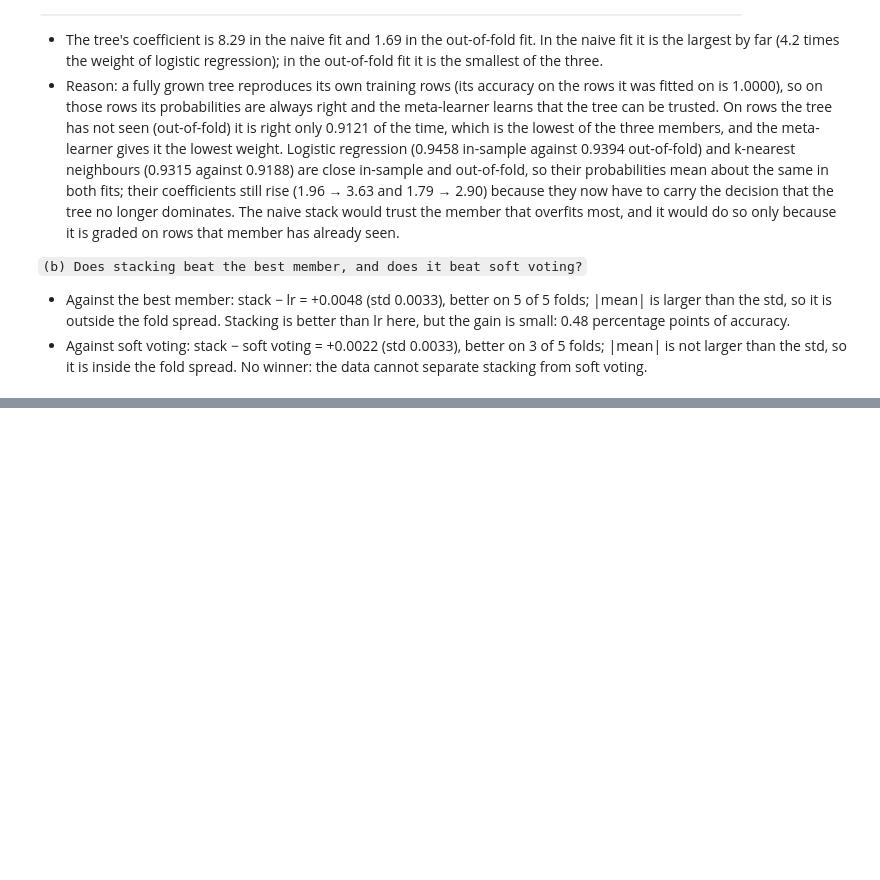
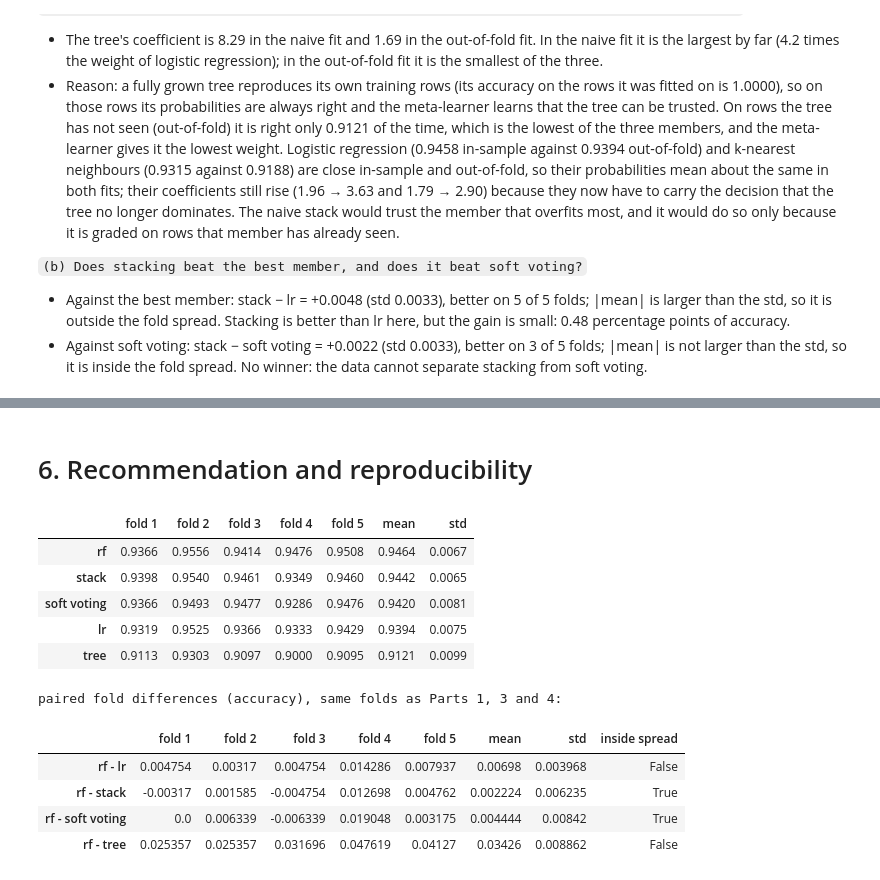
Before and after one commit to MrBiscit/task-04-ML-course, a Jupyter notebook: main.ipynb, the cells around one changed output, grey strips where cells are left out. Cells and saved outputs as stored; diff of their text form; code cells hidden in the pictures; blank space fills up the shorter version.

Commit message:
All parts done

```diff
--- a/main.ipynb
+++ b/main.ipynb
@@ -533,0 +779,21 @@ paired fold differences (accuracy):
+# %% [markdown]
+# 6. Recommendation and reproducibility
+# %%
+candidates = {"rf": fold_scores["rf"], "stack": stack_scores["stack"], "soft voting": vote_scores["soft voting"],
+              "lr": vote_scores["lr"], "tree": fold_scores["tree"]}
+display(fold_table(candidates).round(4))
+print("paired fold differences (accuracy), same folds as Parts 1, 3 and 4:")
+display(paired_table(candidates, [("rf", "lr"), ("rf", "stack"), ("rf", "soft voting"), ("rf", "tree")]).round(4))
+# %% [output]
+|  | fold 1 | fold 2 | fold 3 | fold 4 | fold 5 | mean | std |
+| rf | 0.9366 | 0.9556 | 0.9414 | 0.9476 | 0.9508 | 0.9464 | 0.0067 |
+| stack | 0.9398 | 0.9540 | 0.9461 | 0.9349 | 0.9460 | 0.9442 | 0.0065 |
+| soft voting | 0.9366 | 0.9493 | 0.9477 | 0.9286 | 0.9476 | 0.9420 | 0.0081 |
+| lr | 0.9319 | 0.9525 | 0.9366 | 0.9333 | 0.9429 | 0.9394 | 0.0075 |
+| tree | 0.9113 | 0.9303 | 0.9097 | 0.9000 | 0.9095 | 0.9121 | 0.0099 |
+paired fold differences (accuracy), same folds as Parts 1, 3 and 4:
+|  | fold 1 | fold 2 | fold 3 | fold 4 | fold 5 | mean | std | inside spread |
+| rf - lr | 0.004754 | 0.00317 | 0.004754 | 0.014286 | 0.007937 | 0.00698 | 0.003968 | False |
+| rf - stack | -0.00317 | 0.001585 | -0.004754 | 0.012698 | 0.004762 | 0.002224 | 0.006235 | True |
+| rf - soft voting | 0.0 | 0.006339 | -0.006339 | 0.019048 | 0.003175 | 0.004444 | 0.00842 | True |
+| rf - tree | 0.025357 | 0.025357 | 0.031696 | 0.047619 | 0.04127 | 0.03426 | 0.008862 | False |
```
Also changed, not shown: parts of 14 cells of this notebook.
